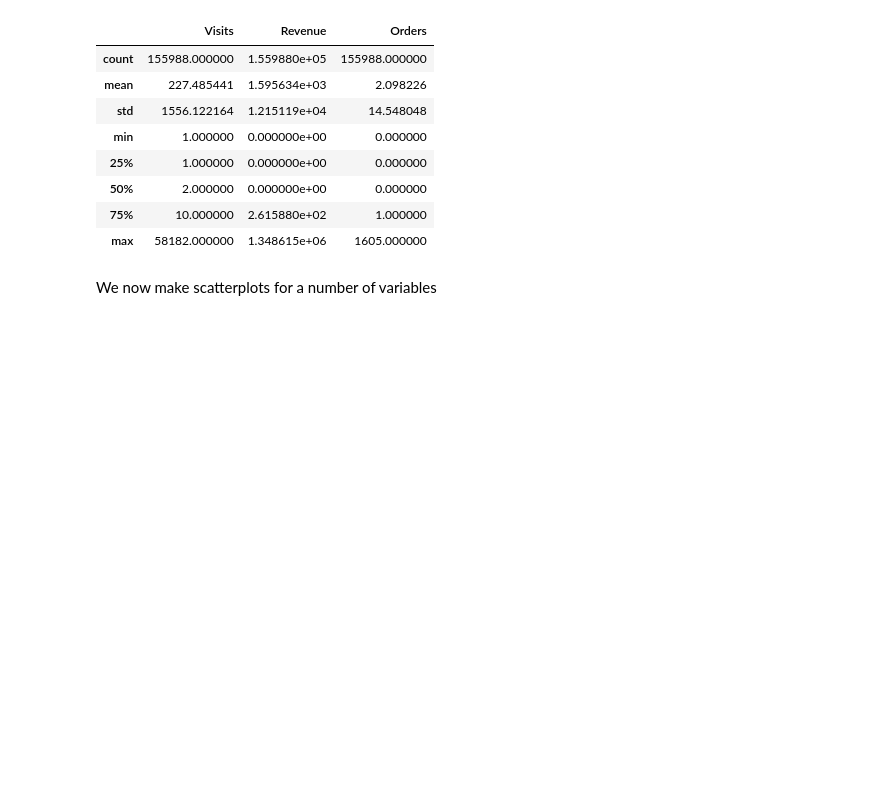
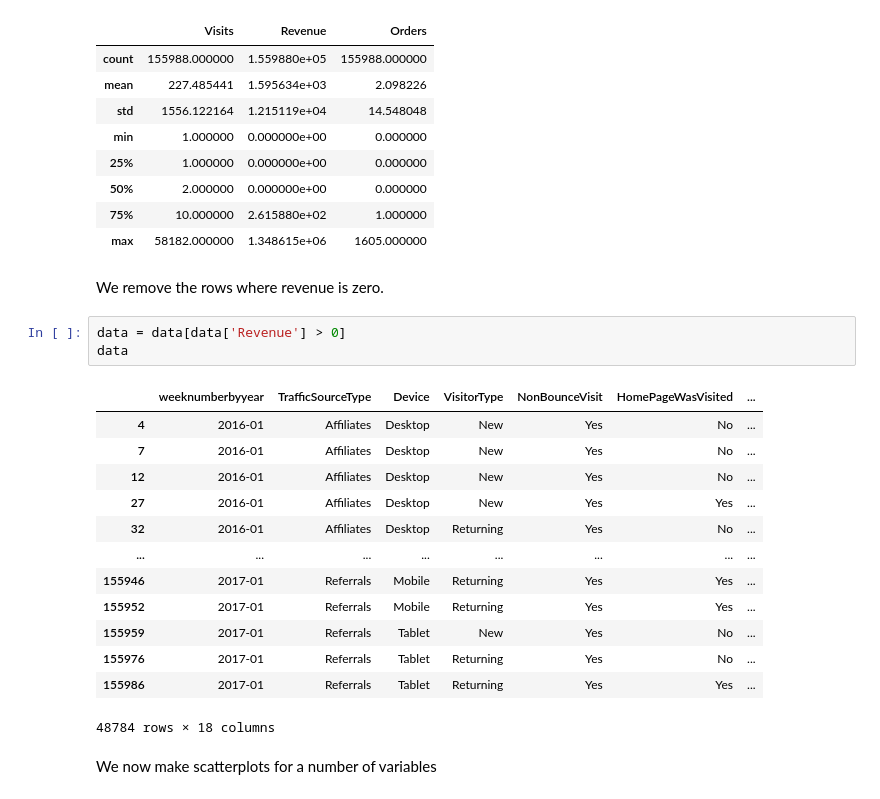
Before and after one commit to Datavizcowboy/PythonDatavizToolbox, a Jupyter notebook: Notebooks/07-Data_Analysis/02_E-Commerce_Metrics/01_Sensitivity_Analysis.ipynb, the cells around one changed output. Cells and saved outputs as stored; diff of their text form; blank space fills up the shorter version.

```diff
--- a/Notebooks/07-Data_Analysis/02_E-Commerce_Metrics/01_Sensitivity_Analysis.ipynb
+++ b/Notebooks/07-Data_Analysis/02_E-Commerce_Metrics/01_Sensitivity_Analysis.ipynb
@@ -53,6 +53,25 @@ data.describe()
 | 50% | 2.000000 | 0.000000e+00 | 0.000000 |
 | 75% | 10.000000 | 2.615880e+02 | 1.000000 |
 | max | 58182.000000 | 1.348615e+06 | 1605.000000 |
+# %% [markdown]
+We remove the rows where revenue is zero.
+# %%
+data = data[data['Revenue'] > 0]
+data
+# %% [output]
+|  | weeknumberbyyear | TrafficSourceType | Device | VisitorType | NonBounceVisit | HomePageWasVisited | ... |
+| 4 | 2016-01 | Affiliates | Desktop | New | Yes | No | ... |
+| 7 | 2016-01 | Affiliates | Desktop | New | Yes | No | ... |
+| 12 | 2016-01 | Affiliates | Desktop | New | Yes | No | ... |
+| 27 | 2016-01 | Affiliates | Desktop | New | Yes | Yes | ... |
+| 32 | 2016-01 | Affiliates | Desktop | Returning | Yes | No | ... |
+| ... | ... | ... | ... | ... | ... | ... | ... |
+| 155946 | 2017-01 | Referrals | Mobile | Returning | Yes | Yes | ... |
+| 155952 | 2017-01 | Referrals | Mobile | Returning | Yes | Yes | ... |
+| 155959 | 2017-01 | Referrals | Tablet | New | Yes | No | ... |
+| 155976 | 2017-01 | Referrals | Tablet | Returning | Yes | No | ... |
+| 155986 | 2017-01 | Referrals | Tablet | Returning | Yes | Yes | ... |
+48784 rows × 18 columns
 # %% [markdown]
 We now make scatterplots for a number of variables
 # %%
```
Also changed, not shown: parts of 7 cells of this notebook, 1 other file.
